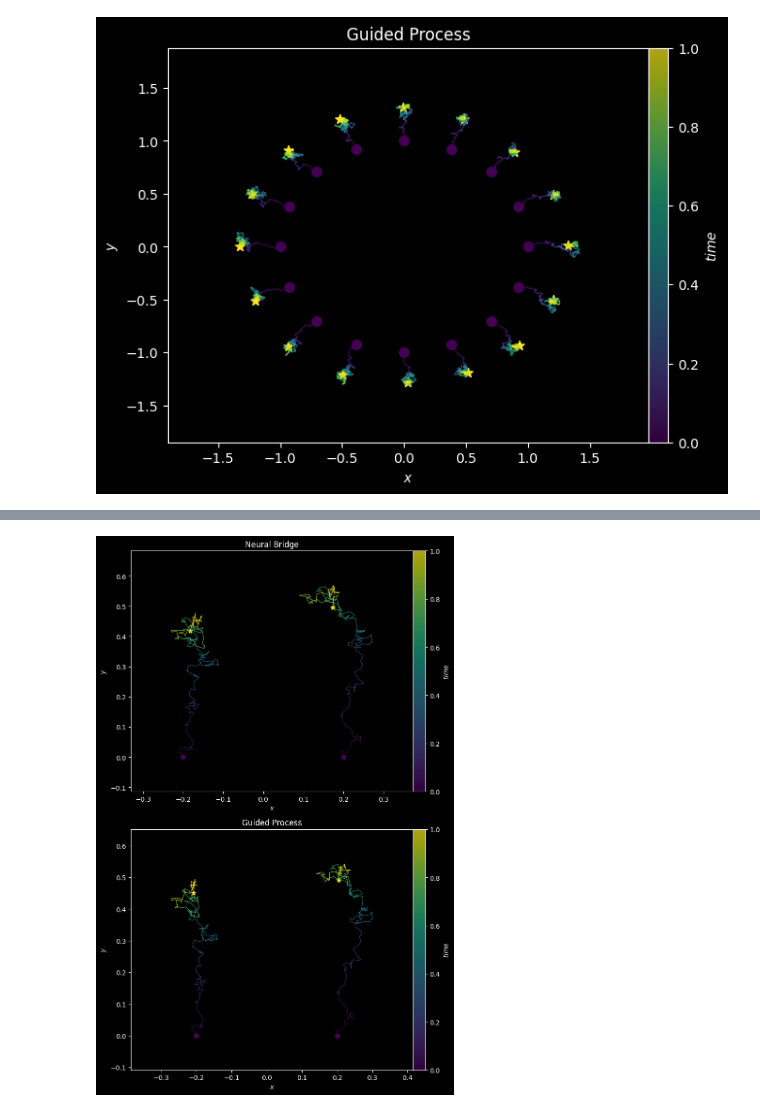
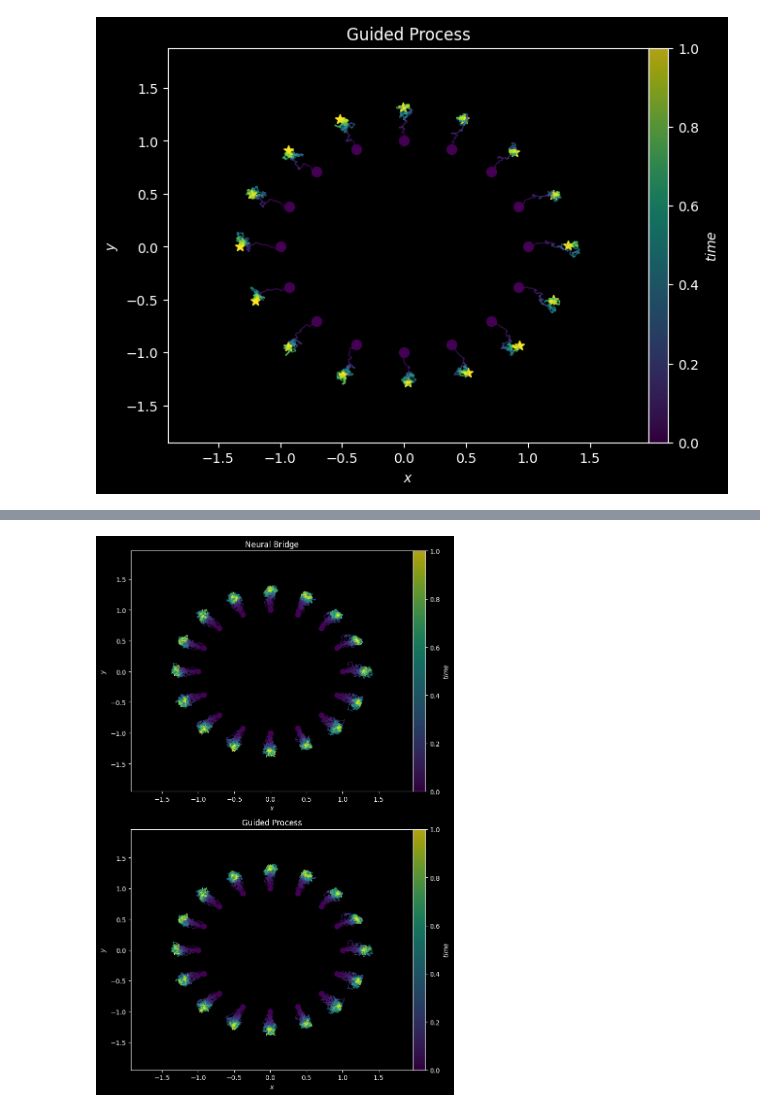
Before and after one commit to bookdiver/neuralbridge, a Jupyter notebook: notebooks/landmarks.ipynb, the cells around one changed output, grey strips where cells are left out. Drawn from its saved outputs; the diff is of its cells as text; code cells hidden in the pictures.

```diff
--- a/notebooks/landmarks.ipynb
+++ b/notebooks/landmarks.ipynb
@@ -58,8 +61,8 @@ aux_proc = LandmarkLagrangianAuxProcess(
     T=T,
     dtype=dtype
 )
-# aux_proc.init_g(x0=u)
-aux_proc.g0 = k_alpha * jnp.eye(dim, dtype=dtype)
+aux_proc.init_g(x0=u)
+# aux_proc.g0 = k_alpha * jnp.eye(dim, dtype=dtype)
 
 ori_solver = Euler(sde=ori_proc, wiener=wiener_proc)
 aux_solver = Euler(sde=aux_proc, wiener=wiener_proc)
@@ -97,7 +106,7 @@ plot_landmark_sample_path(guided_path[1], m_landmarks, title="Guided Process")
 [figure]
 # %%
 net = ScoreNet(out_dim=dim,
-               hidden_dims=(32, 64, 64, 32),
+               hidden_dims=(32, 64, 128, 64, 32),
                norm="batch",
                t_emb_dim=32,
                t_emb_max_period=100.0,
@@ -107,7 +116,7 @@ train_config = {
     "save_name": "landmarks_brownian_guided",
     "seed": seed,
     "learning_rate": 2e-4,
-    "batch_size": 128,
+    "batch_size": 64,
     "n_iters": 1000,
     "n_epochs": 10,
     "ema_decay": 0.995,
@@ -128,9 +156,9 @@ neural_bridge_solver = Euler(neural_bridge, wiener_proc)
 neural_bridge_path = neural_bridge_solver.solve(x0=u, rng_key=jax.random.PRNGKey(seed), batch_size=16)
 # %%
 fig, axs = plt.subplots(2, 1, figsize=(8, 12))
-plot_landmark_sample_path(neural_bridge_path[1], m_landmarks, ax=axs[0], title="Neural Bridge")
-plot_landmark_sample_path(guided_path[1], m_landmarks, ax=axs[1], title="Guided Process")
+plot_landmark_sample_path(neural_bridge_path[1:16], m_landmarks, ax=axs[0], title="Neural Bridge")
+plot_landmark_sample_path(guided_path[1:16], m_landmarks, ax=axs[1], title="Guided Process")
 plt.tight_layout()
 plt.show()
 # %% [output]
-[figure, old version]
+[figure, new version]
```
Also changed, not shown: parts of 4 cells of this notebook, 20 other files.
